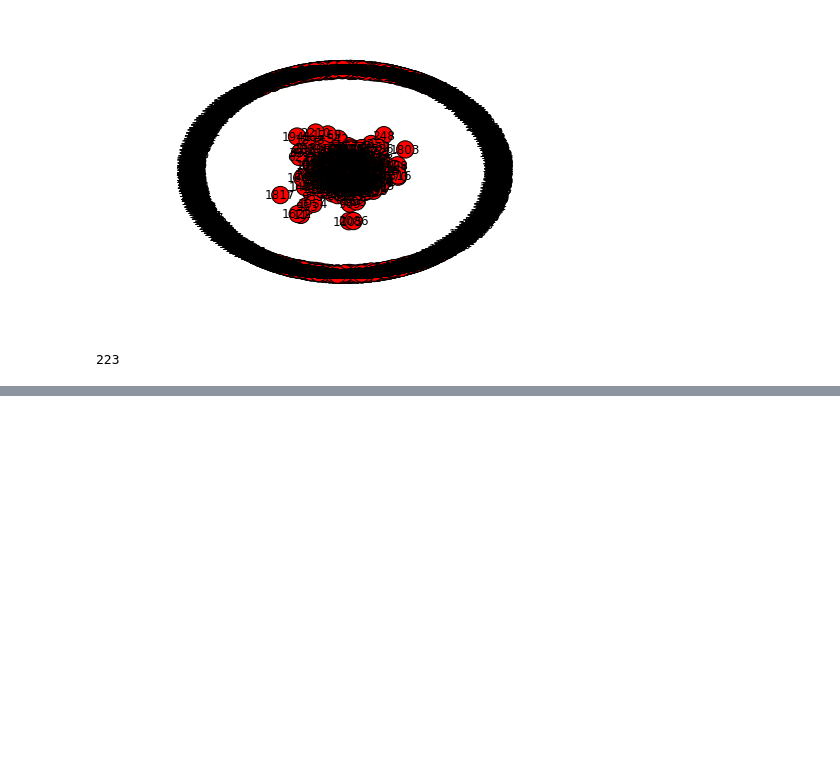
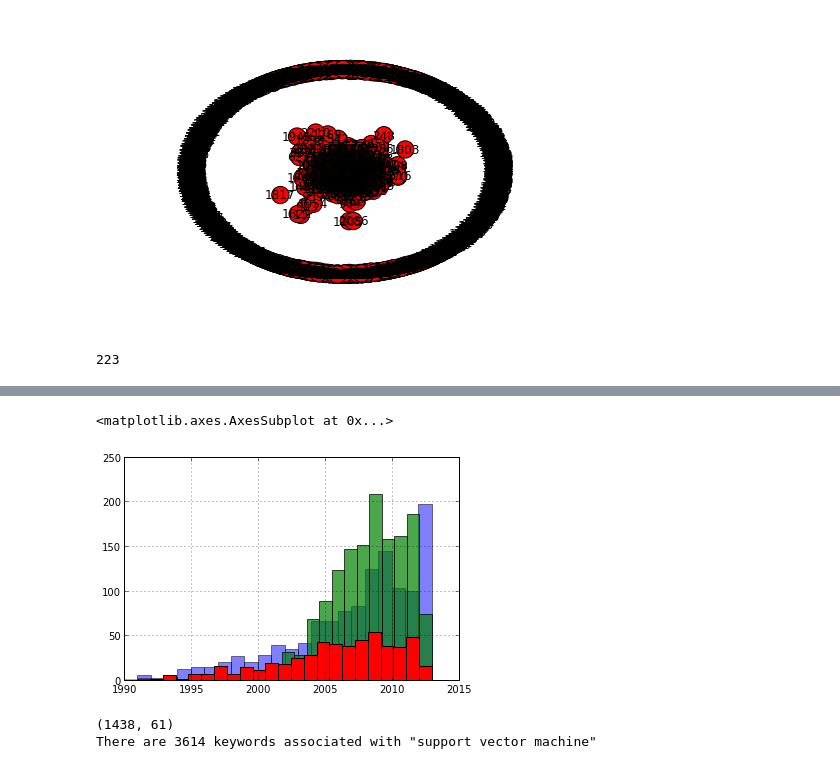
Before and after one commit to datapractice/machinelearners, a Jupyter notebook: ml_lit/ml_coword_analysis.ipynb, the cells around one changed output, grey strips where cells are left out. Drawn from its saved outputs; the diff is of its cells as text; code cells hidden in the pictures; blank space fills up the shorter version.

```diff
--- a/ml_lit/ml_coword_analysis.ipynb
+++ b/ml_lit/ml_coword_analysis.ipynb
@@ -334,0 +322,20 @@ len(pre_2000_nx_trim.nodes())
+# %%
+##beginning of svm
+
+nn_df = ml.keyword_years(df, 'neural network')
+nn_df.PY.hist(bins=23, alpha=0.5)
+svm_df = ml.keyword_years(df, 'support vector machine')
+svm_df.PY.hist(bins=15,alpha=0.7)
+dt_df = ml.keyword_years(df, 'decision tree')
+dt_df.PY.hist(bins=23)
+# %% [output]
+<matplotlib.axes.AxesSubplot at 0x...>
+[figure, added]
+# %%
+svm_df_full = df.ix[svm_df.index]
+print(svm_df_full.shape)
+svm_keys = ml.keyword_counts(svm_df_full)
+print('There are %d keywords associated with "support vector machine"' % len(svm_keys))
+# %% [output]
+(1438, 61)
+There are 3614 keywords associated with "support vector machine"
```
Also changed, not shown: parts of 20 cells of this notebook, 8 other files.
